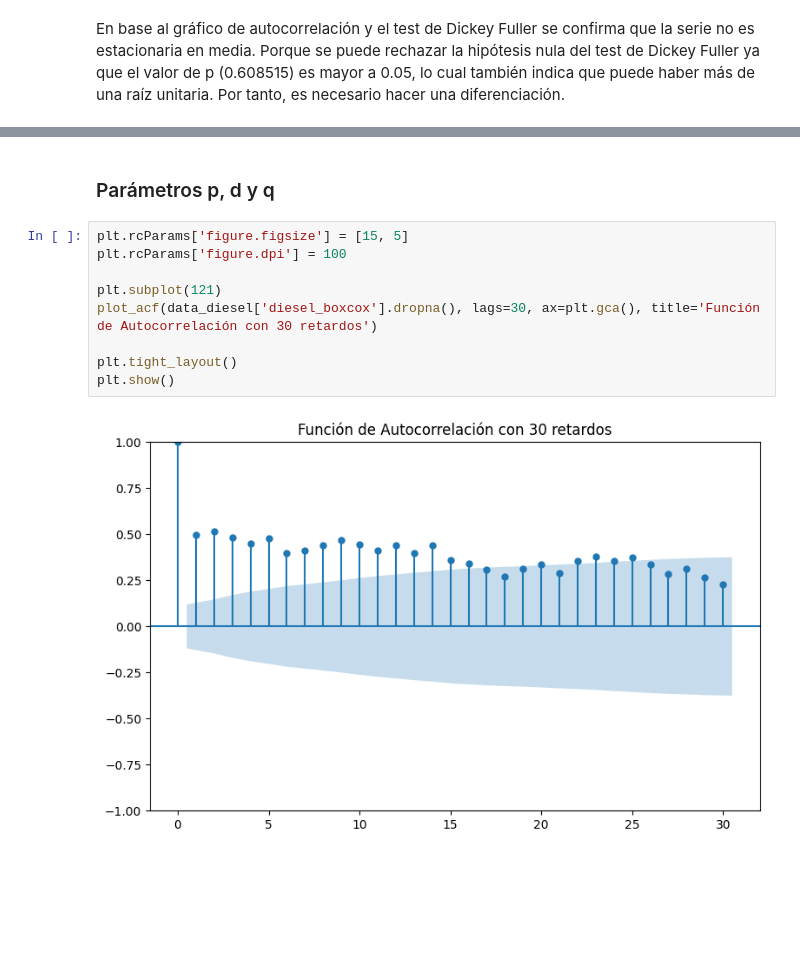
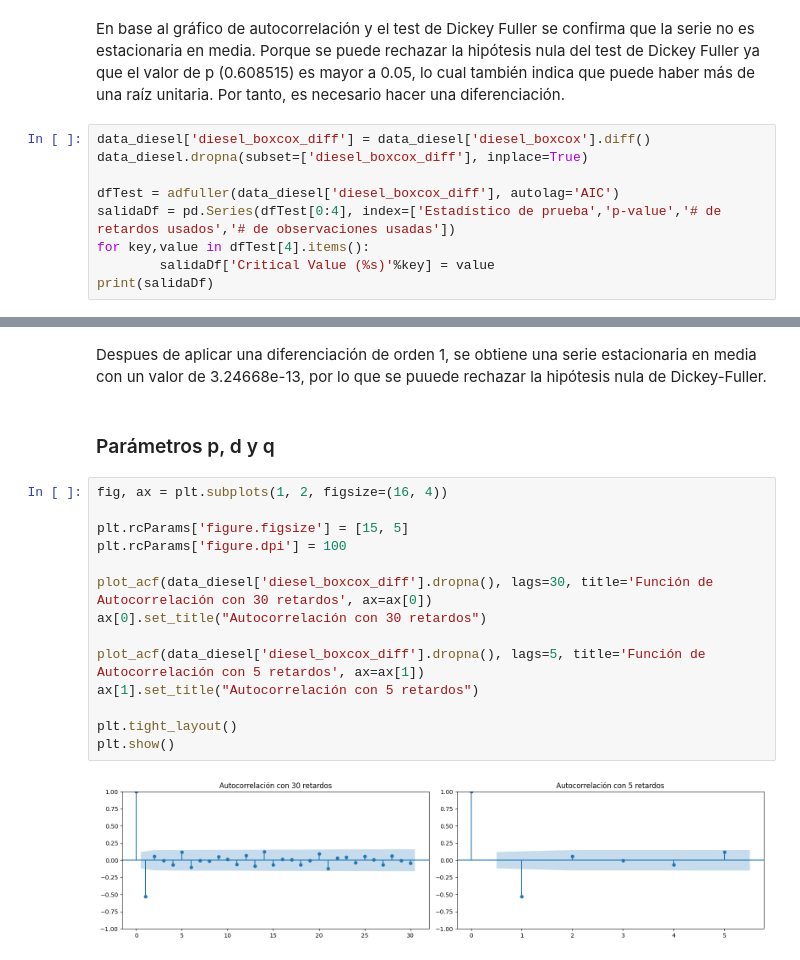
Before and after one commit to MGonza20/Lab2_DataScience, a Jupyter notebook: importaciones.ipynb, the cells around one changed output, grey strips where cells are left out. Saved outputs shown, nothing was run; the diff lists cells and outputs as text; blank space fills up the shorter version.

```diff
--- a/importaciones.ipynb
+++ b/importaciones.ipynb
@@ -194,3 +193,12 @@ Critical Value (10%)          -2.572846
 dtype: float64
 # %% [markdown]
 En base al gráfico de autocorrelación y el test de Dickey Fuller se confirma que la serie no es estacionaria en media. Porque se puede rechazar la hipótesis nula del test de Dickey Fuller ya que el valor de p (0.608515) es mayor a 0.05, lo cual también indica que puede haber más de una raíz unitaria. Por tanto, es necesario hacer una diferenciación.
+# %%
+data_diesel['diesel_boxcox_diff'] = data_diesel['diesel_boxcox'].diff()
+data_diesel.dropna(subset=['diesel_boxcox_diff'], inplace=True)
+
+dfTest = adfuller(data_diesel['diesel_boxcox_diff'], autolag='AIC')
+salidaDf = pd.Series(dfTest[0:4], index=['Estadístico de prueba','p-value','# de retardos usados','# de observaciones usadas'])
+for key,value in dfTest[4].items():
+        salidaDf['Critical Value (%s)'%key] = value
+print(salidaDf)
@@ -197,16 +214,23 @@ En base al gráfico de autocorrelación y el test de Dickey Fuller se confirma q
+# %% [markdown]
+Despues de aplicar una diferenciación de orden 1, se obtiene una serie estacionaria en media con un valor de 3.24668e-13, por lo que se puuede rechazar la  hipótesis nula de Dickey-Fuller.
 # %% [markdown]
 ### Parámetros p, d y q
 # %%
+fig, ax = plt.subplots(1, 2, figsize=(16, 4))
+
 plt.rcParams['figure.figsize'] = [15, 5]
 plt.rcParams['figure.dpi'] = 100
 
-plt.subplot(121)
-plot_acf(data_diesel['diesel_boxcox'].dropna(), lags=30, ax=plt.gca(), title='Función de Autocorrelación con 30 retardos')
+plot_acf(data_diesel['diesel_boxcox_diff'].dropna(), lags=30, title='Función de Autocorrelación con 30 retardos', ax=ax[0])
+ax[0].set_title("Autocorrelación con 30 retardos")
+
+plot_acf(data_diesel['diesel_boxcox_diff'].dropna(), lags=5, title='Función de Autocorrelación con 5 retardos', ax=ax[1])
+ax[1].set_title("Autocorrelación con 5 retardos")
 
 plt.tight_layout()
 plt.show()
 # %% [output]
-[figure, old version]
+[figure, new version]
 # %%
 plt.rcParams['figure.figsize'] = [15, 5]
 plt.rcParams['figure.dpi'] = 100
```
Also changed, not shown: parts of 4 cells of this notebook.
